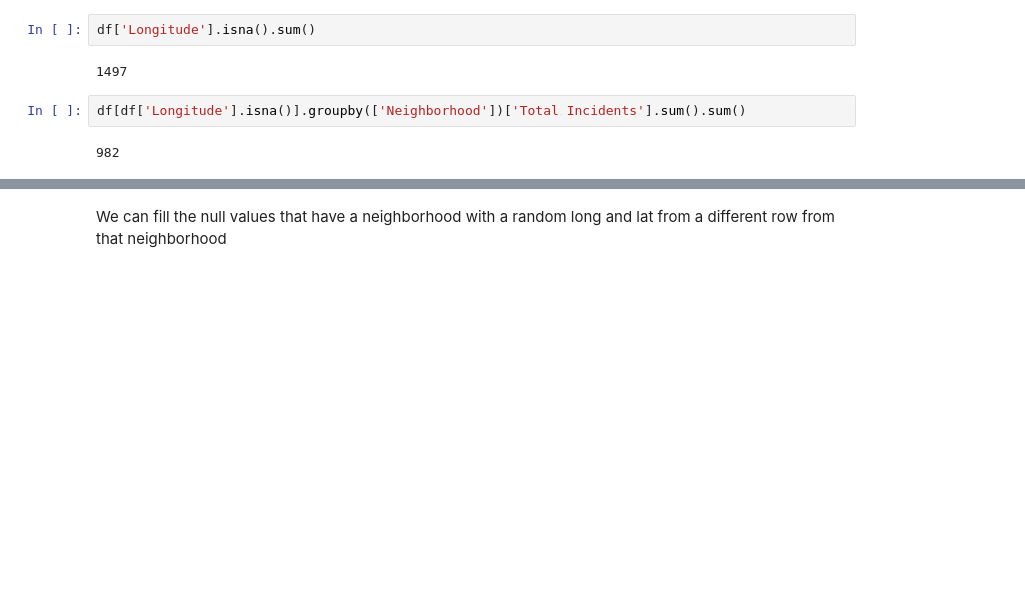
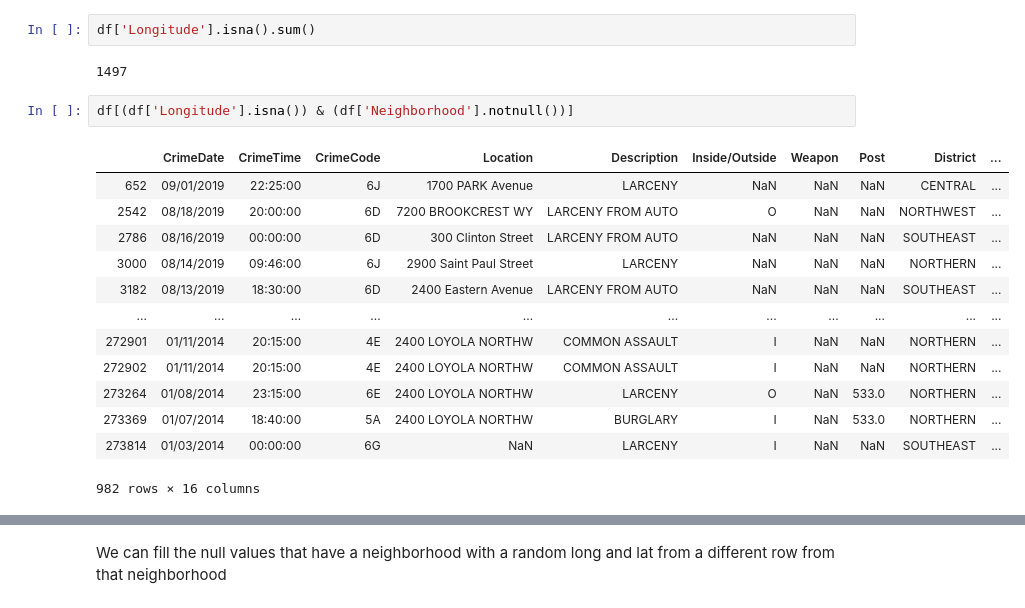
Before and after one commit to lraichik/Crime_data_prediction_and_analysis, a Jupyter notebook: Untitled.ipynb, the cells around one changed output, grey strips where cells are left out. Saved outputs shown, nothing was run; the diff lists cells and outputs as text; blank space fills up the shorter version.

```diff
--- a/Untitled.ipynb
+++ b/Untitled.ipynb
@@ -356,6 +842,18 @@ df['Longitude'].isna().sum()
 # %% [output]
 1497
 # %%
-df[df['Longitude'].isna()].groupby(['Neighborhood'])['Total Incidents'].sum().sum()
+df[(df['Longitude'].isna()) & (df['Neighborhood'].notnull())]
 # %% [output]
+|  | CrimeDate | CrimeTime | CrimeCode | Location | Description | Inside/Outside | Weapon | Post | District | ... |
+| 652 | 09/01/2019 | 22:25:00 | 6J | 1700 PARK Avenue | LARCENY | NaN | NaN | NaN | CENTRAL | ... |
+| 2542 | 08/18/2019 | 20:00:00 | 6D | 7200 BROOKCREST WY | LARCENY FROM AUTO | O | NaN | NaN | NORTHWEST | ... |
+| 2786 | 08/16/2019 | 00:00:00 | 6D | 300 Clinton Street | LARCENY FROM AUTO | NaN | NaN | NaN | SOUTHEAST | ... |
+| 3000 | 08/14/2019 | 09:46:00 | 6J | 2900 Saint Paul Street | LARCENY | NaN | NaN | NaN | NORTHERN | ... |
+| 3182 | 08/13/2019 | 18:30:00 | 6D | 2400 Eastern Avenue | LARCENY FROM AUTO | NaN | NaN | NaN | SOUTHEAST | ... |
+| ... | ... | ... | ... | ... | ... | ... | ... | ... | ... | ... |
+| 272901 | 01/11/2014 | 20:15:00 | 4E | 2400 LOYOLA NORTHW | COMMON ASSAULT | I | NaN | NaN | NORTHERN | ... |
+| 272902 | 01/11/2014 | 20:15:00 | 4E | 2400 LOYOLA NORTHW | COMMON ASSAULT | I | NaN | NaN | NORTHERN | ... |
+| 273264 | 01/08/2014 | 23:15:00 | 6E | 2400 LOYOLA NORTHW | LARCENY | O | NaN | 533.0 | NORTHERN | ... |
+| 273369 | 01/07/2014 | 18:40:00 | 5A | 2400 LOYOLA NORTHW | BURGLARY | I | NaN | 533.0 | NORTHERN | ... |
+| 273814 | 01/03/2014 | 00:00:00 | 6G | NaN | LARCENY | I | NaN | NaN | SOUTHEAST | ... |
-982
+982 rows × 16 columns
```
Also changed, not shown: parts of 108 cells of this notebook, 1 other file.
